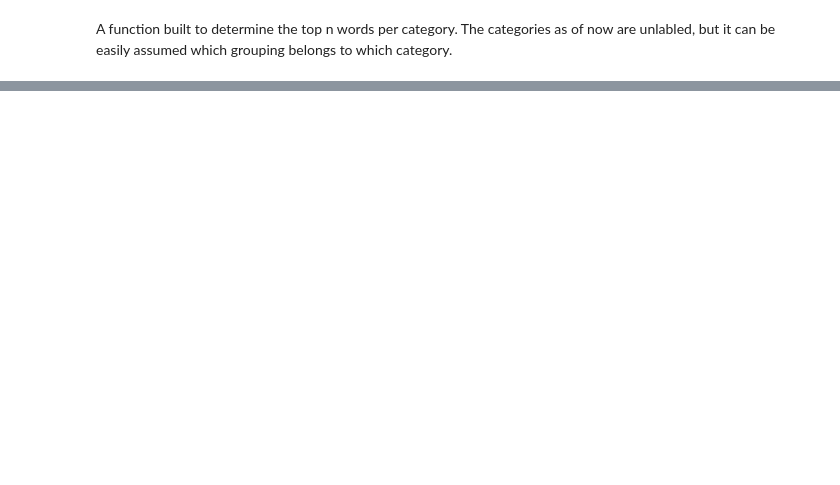
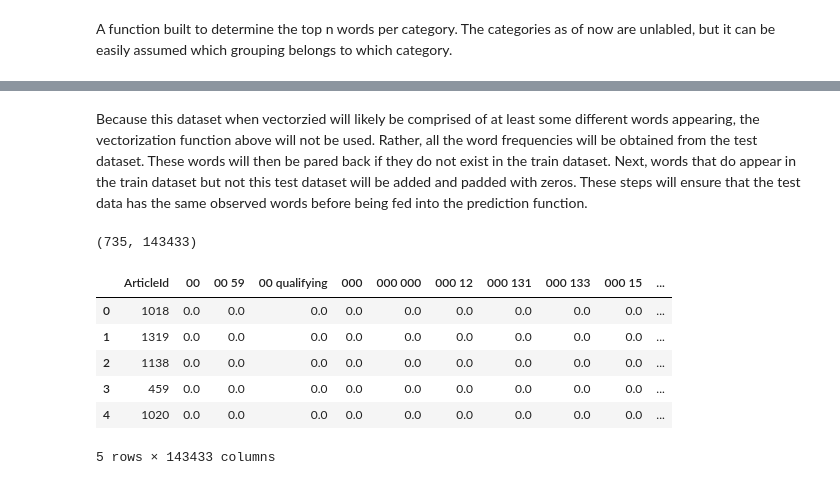
Before and after one commit to iansind/news-article-classification, a Jupyter notebook: BBC_text_classification.ipynb, the cells around one changed output, grey strips where cells are left out. Cells and saved outputs as stored; diff of their text form; code cells hidden in the pictures; blank space fills up the shorter version.

```diff
--- a/BBC_text_classification.ipynb
+++ b/BBC_text_classification.ipynb
@@ -188,0 +250,4 @@ vals.sum() / vals.count()
+# %%
+df_S = pd.read_csv('BBC_News_Test.csv')
+# Observing the size of the dataset and ensuring no null values.
+df_S.info()
@@ -188,0 +264,21 @@ vals.sum() / vals.count()
+# %% [markdown]
+Because this dataset when vectorzied will likely be comprised of at least some different words appearing, the vectorization function above will not be used. Rather, all the word frequencies will be obtained from the test dataset. These words will then be pared back if they do not exist in the train dataset. Next, words that do appear in the train dataset but not this test dataset will be added and padded with zeros. These steps will ensure that the test data has the same observed words before being fed into the prediction function.
+# %%
+vect_S = TfidfVectorizer(sublinear_tf=True, norm='l2', ngram_range=(1,2), stop_words='english')
+vectX_S = vect_S.fit_transform(df_S.Text)
+
+vectX_S = vectX_S.toarray()
+df_vect_S = pd.DataFrame(vectX_S, columns=vect_S.get_feature_names_out())
+df_vect_S.insert(0, 'ArticleId', df_S.ArticleId, True)
+
+print(df_vect_S.shape)
+df_vect_S.head()
+# %% [output]
+(735, 143433)
+|  | ArticleId | 00 | 00 59 | 00 qualifying | 000 | 000 000 | 000 12 | 000 131 | 000 133 | 000 15 | ... |
+| 0 | 1018 | 0.0 | 0.0 | 0.0 | 0.0 | 0.0 | 0.0 | 0.0 | 0.0 | 0.0 | ... |
+| 1 | 1319 | 0.0 | 0.0 | 0.0 | 0.0 | 0.0 | 0.0 | 0.0 | 0.0 | 0.0 | ... |
+| 2 | 1138 | 0.0 | 0.0 | 0.0 | 0.0 | 0.0 | 0.0 | 0.0 | 0.0 | 0.0 | ... |
+| 3 | 459 | 0.0 | 0.0 | 0.0 | 0.0 | 0.0 | 0.0 | 0.0 | 0.0 | 0.0 | ... |
+| 4 | 1020 | 0.0 | 0.0 | 0.0 | 0.0 | 0.0 | 0.0 | 0.0 | 0.0 | 0.0 | ... |
+5 rows × 143433 columns
```
Also changed, not shown: parts of 44 cells of this notebook.
